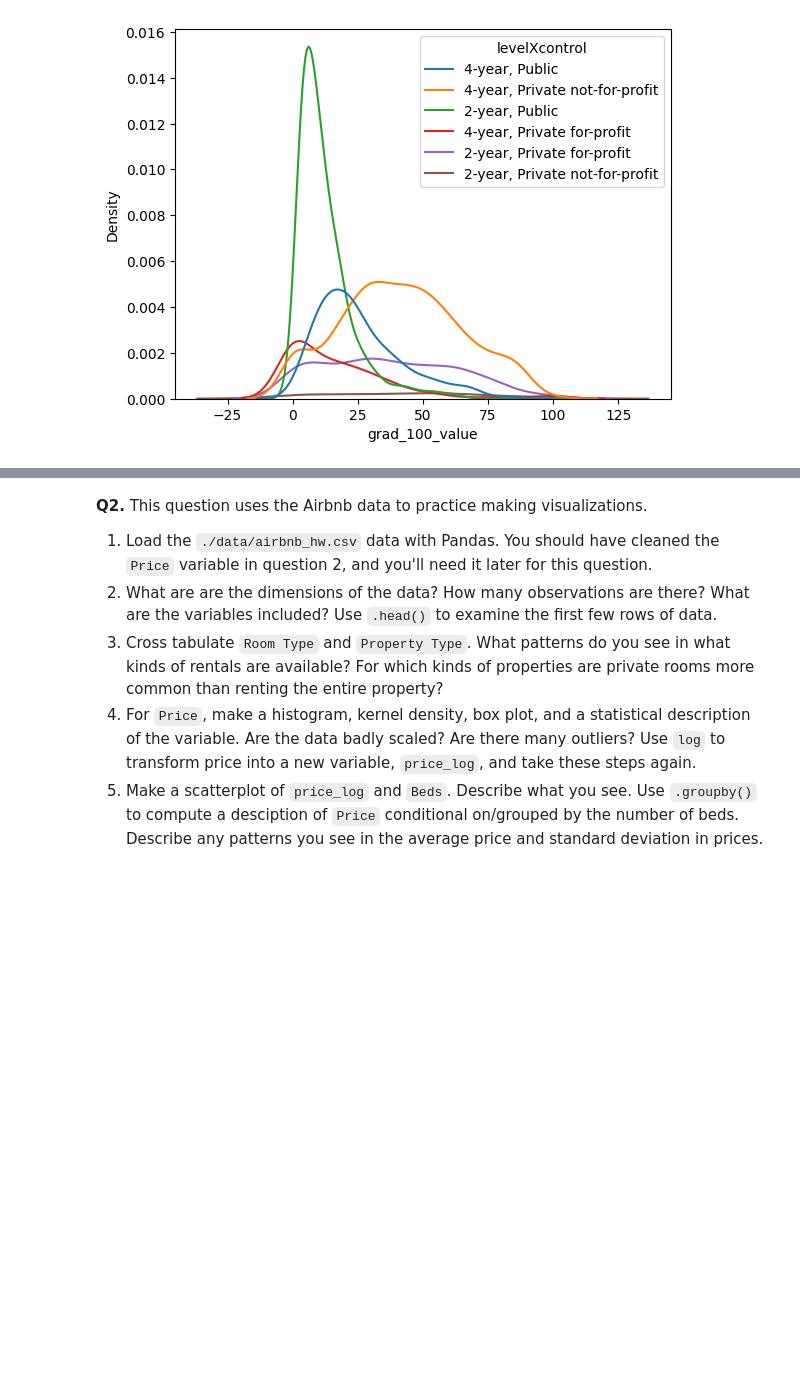
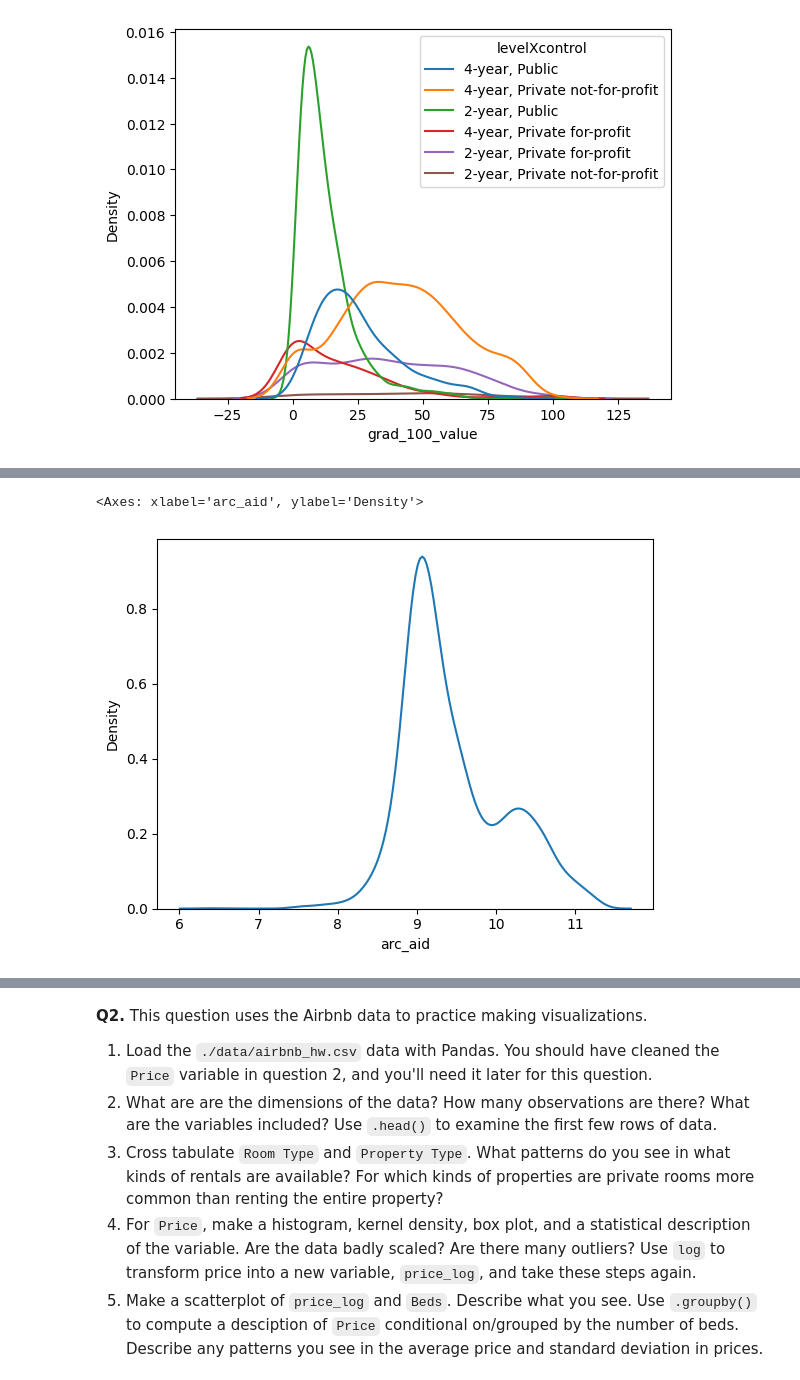
Before and after one commit to annacfisher/visualization, a Jupyter notebook: assignment/assignment.ipynb, the cells around one changed output, grey strips where cells are left out. Cells and saved outputs as stored; diff of their text form; code cells hidden in the pictures; blank space fills up the shorter version.

```diff
--- a/assignment/assignment.ipynb
+++ b/assignment/assignment.ipynb
@@ -158,0 +164,7 @@ df.loc[:,[var,"level","control"]].groupby(['level','control']).describe()
+# %%
+df['arc_aid']=np.arcsinh(df['aid_value'])
+# %%
+sns.kdeplot(data=df,x="arc_aid")
+# %% [output]
+<Axes: xlabel='arc_aid', ylabel='Density'>
+[figure, added]
```
Also changed, not shown: parts of 11 cells of this notebook.
